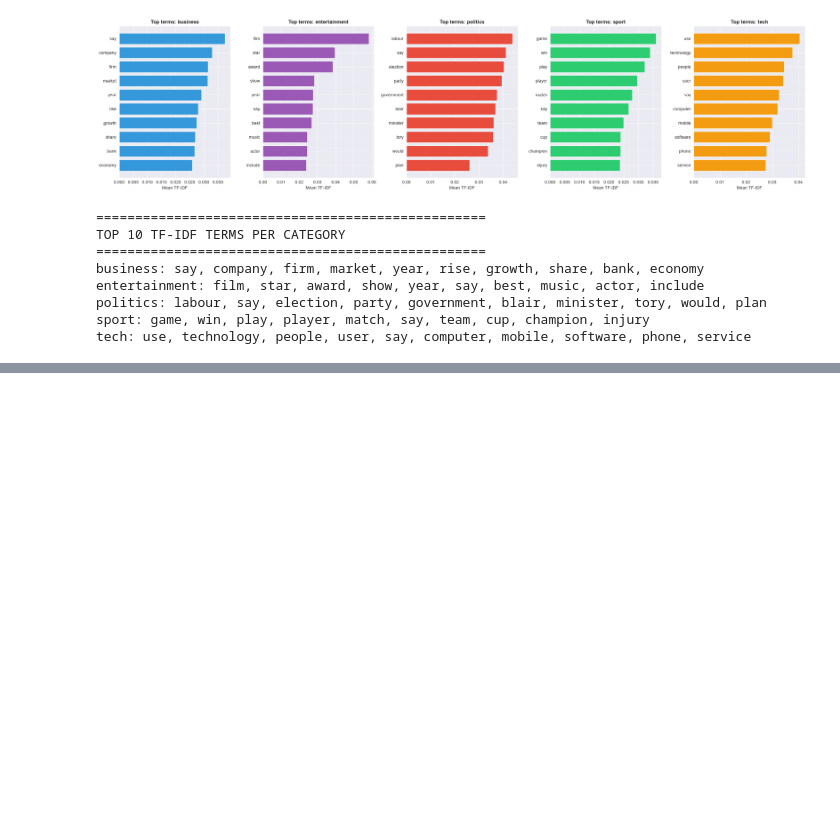
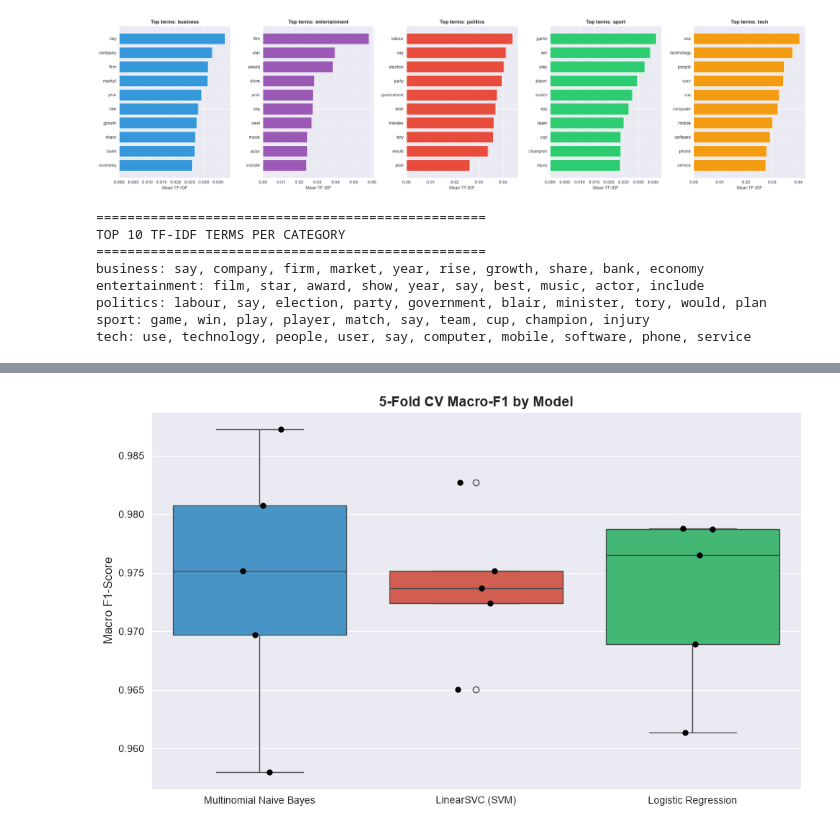
Before and after one commit to AhmadR-11/AI-ML-Projects, a Jupyter notebook: Sentiment-Text-Classifier/Text_Classifier.ipynb, the cells around one changed output, grey strips where cells are left out. Drawn from its saved outputs; the diff is of its cells as text; code cells hidden in the pictures; blank space fills up the shorter version.

Commit message:
refactor(notebook): document data observations and model training parameters in text classifier

```diff
--- a/Sentiment-Text-Classifier/Text_Classifier.ipynb
+++ b/Sentiment-Text-Classifier/Text_Classifier.ipynb
@@ -861,0 +910,14 @@ tech: use, technology, people, user, say, computer, mobile, software, phone, ser
+# %%
+# ──────────────────────────────────────────────
+# Train All Models
+# ──────────────────────────────────────────────
+train_times = {}
+
+for name, model in models.items():
+    start = time.time()
+    model.fit(X_train, y_train)
+    elapsed = time.time() - start
+    train_times[name] = elapsed
+    print(f"\u2705 {name} trained in {elapsed:.3f} seconds")
+
+print("\n>> All models trained!")
@@ -861,0 +930,63 @@ tech: use, technology, people, user, say, computer, mobile, software, phone, ser
+# %%
+# ──────────────────────────────────────────────
+# 5-Fold Stratified Cross-Validation (Training Set Only)
+# ──────────────────────────────────────────────
+from sklearn.model_selection import StratifiedKFold, cross_val_score
+
+skf = StratifiedKFold(n_splits=5, shuffle=True, random_state=42)
+
+cv_results = []
+cv_fold_scores = {}  # store raw fold scores for the box plot
+
+for name, model in models.items():
+    scores = cross_val_score(
+        model, X_train, y_train,
+        cv=skf, scoring='f1_macro'
+    )
+    cv_fold_scores[name] = scores
+    cv_results.append({
+        'Model': name,
+        'CV Mean F1 (macro)': round(scores.mean(), 4),
+        'CV Std': round(scores.std(), 4),
+        'Min Fold': round(scores.min(), 4),
+        'Max Fold': round(scores.max(), 4),
+    })
+
+cv_df = pd.DataFrame(cv_results).sort_values(
+    'CV Mean F1 (macro)', ascending=False
+)
+
+print("=" * 50)
+print("5-FOLD STRATIFIED CV RESULTS (macro-F1)")
+print("=" * 50)
+print(cv_df.to_string(index=False))
+
+# ─── Box Plot of Fold Scores ───
+fig, ax = plt.subplots(figsize=(10, 6))
+
+# Prepare data for box plot
+box_data = []
+box_labels = []
+for name in cv_df['Model']:
+    for score in cv_fold_scores[name]:
+        box_data.append({'Model': name, 'Macro F1-Score': score})
+
+box_df = pd.DataFrame(box_data)
+
+sns.boxplot(
+    x='Model', y='Macro F1-Score', data=box_df,
+    palette=['#3498db', '#e74c3c', '#2ecc71'], ax=ax
+)
+sns.stripplot(
+    x='Model', y='Macro F1-Score', data=box_df,
+    color='black', size=6, ax=ax
+)
+
+ax.set_title('5-Fold CV Macro-F1 by Model', fontsize=14, fontweight='bold')
+ax.set_ylabel('Macro F1-Score', fontsize=12)
+ax.set_xlabel('')
+
+plt.tight_layout()
+plt.savefig('outputs/05_cv_scores.png', dpi=150, bbox_inches='tight')
+plt.show()
+# %% [output]
@@ -861,0 +1003 @@ tech: use, technology, people, user, say, computer, mobile, software, phone, ser
+[figure, added]
```
Also changed, not shown: parts of 27 cells of this notebook.
